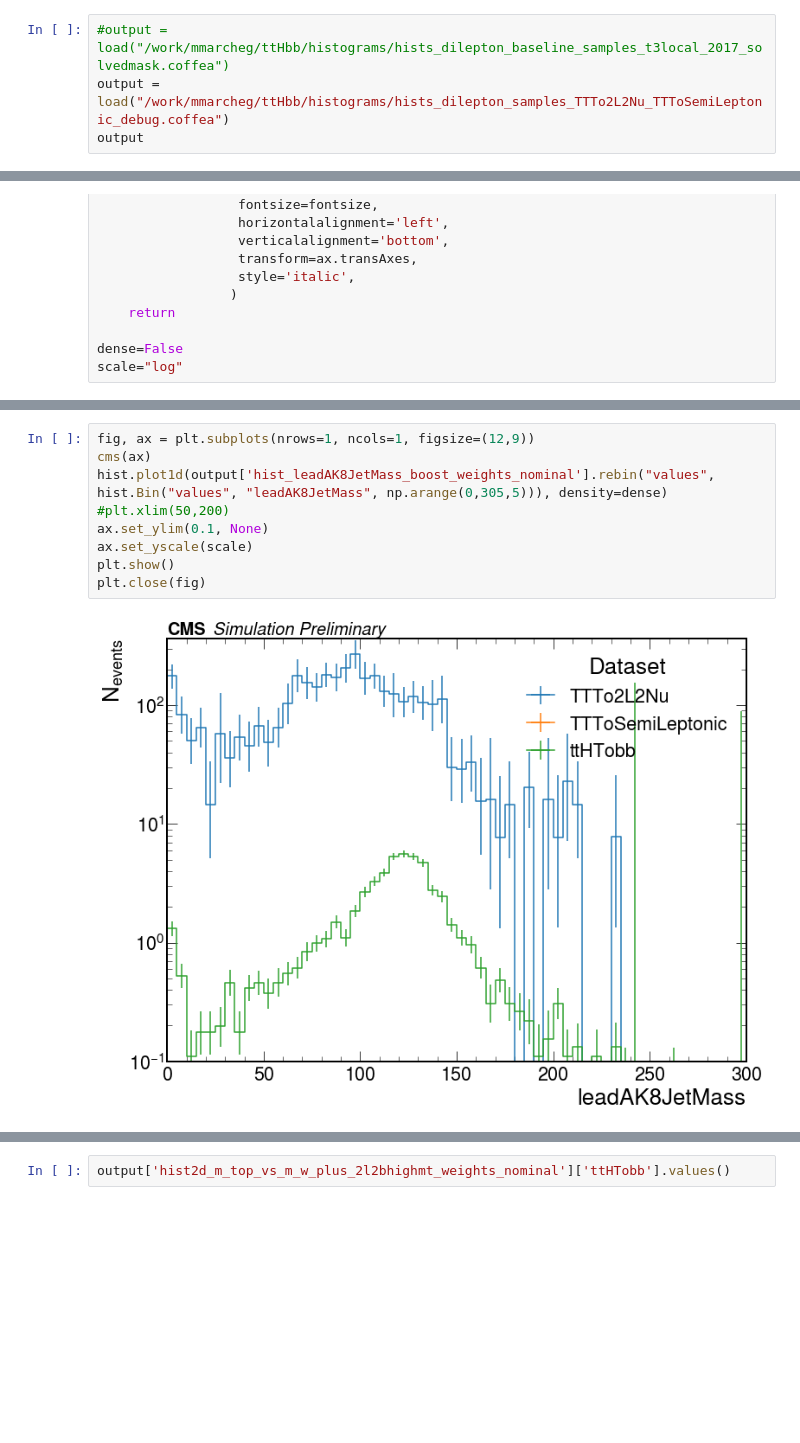
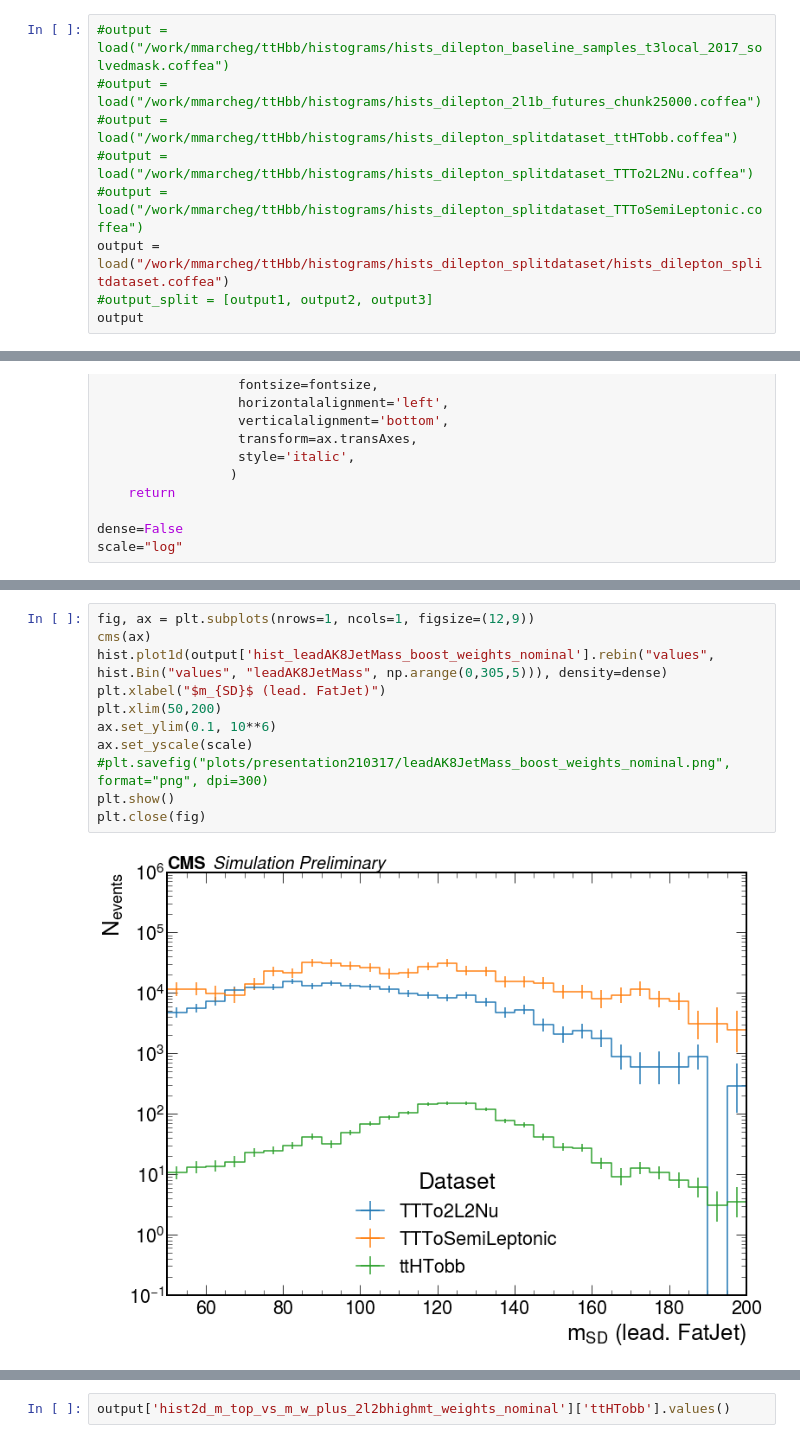
Before and after one commit to mmarchegiani/ttHbb, a Jupyter notebook: make_some_plots.ipynb, the cells around one changed output, grey strips where cells are left out. Drawn from its saved outputs; the diff is of its cells as text; blank space fills up the shorter version.

```diff
--- a/make_some_plots.ipynb
+++ b/make_some_plots.ipynb
@@ -10,7 +10,12 @@ from coffea.hist import plot
 import os
 # %%
 #output = load("/work/mmarcheg/ttHbb/histograms/hists_dilepton_baseline_samples_t3local_2017_solvedmask.coffea")
-output = load("/work/mmarcheg/ttHbb/histograms/hists_dilepton_samples_TTTo2L2Nu_TTToSemiLeptonic_debug.coffea")
+#output = load("/work/mmarcheg/ttHbb/histograms/hists_dilepton_2l1b_futures_chunk25000.coffea")
+#output = load("/work/mmarcheg/ttHbb/histograms/hists_dilepton_splitdataset_ttHTobb.coffea")
+#output = load("/work/mmarcheg/ttHbb/histograms/hists_dilepton_splitdataset_TTTo2L2Nu.coffea")
+#output = load("/work/mmarcheg/ttHbb/histograms/hists_dilepton_splitdataset_TTToSemiLeptonic.coffea")
+output = load("/work/mmarcheg/ttHbb/histograms/hists_dilepton_splitdataset/hists_dilepton_splitdataset.coffea")
+#output_split = [output1, output2, output3]
 output
 # %% [output]
 {'sumw': defaultdict_accumulator(float,
@@ -91,11 +98,13 @@ findfont: Font family ['cursive'] not found. Falling back to DejaVu Sans.
 # %%
 fig, ax = plt.subplots(nrows=1, ncols=1, figsize=(12,9))
 cms(ax)
 hist.plot1d(output['hist_leadAK8JetMass_boost_weights_nominal'].rebin("values", hist.Bin("values", "leadAK8JetMass", np.arange(0,305,5))), density=dense)
-#plt.xlim(50,200)
-ax.set_ylim(0.1, None)
+plt.xlabel("$m_{SD}$ (lead. FatJet)")
+plt.xlim(50,200)
+ax.set_ylim(0.1, 10**6)
 ax.set_yscale(scale)
+#plt.savefig("plots/presentation210317/leadAK8JetMass_boost_weights_nominal.png", format="png", dpi=300)
 plt.show()
 plt.close(fig)
 # %% [output]
-[figure, old version]
+[figure, new version]
```
Also changed, not shown: parts of 30 cells of this notebook, 1 other file.
